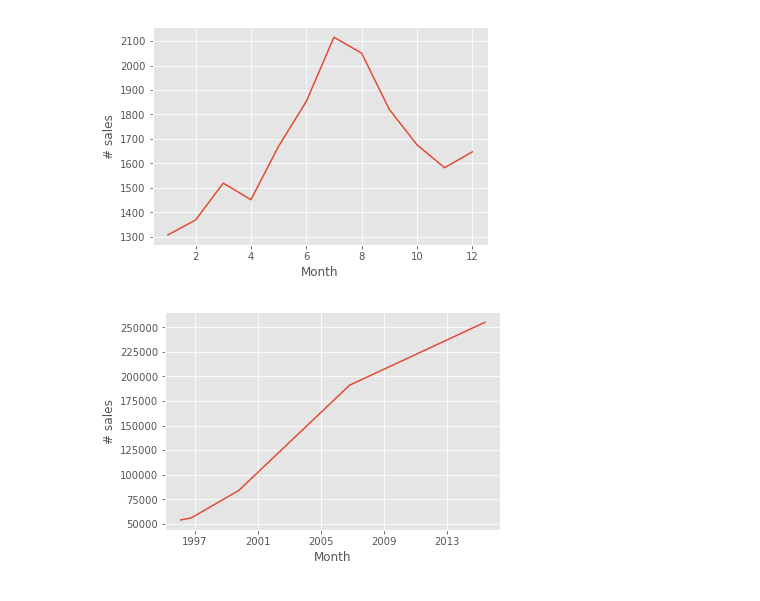
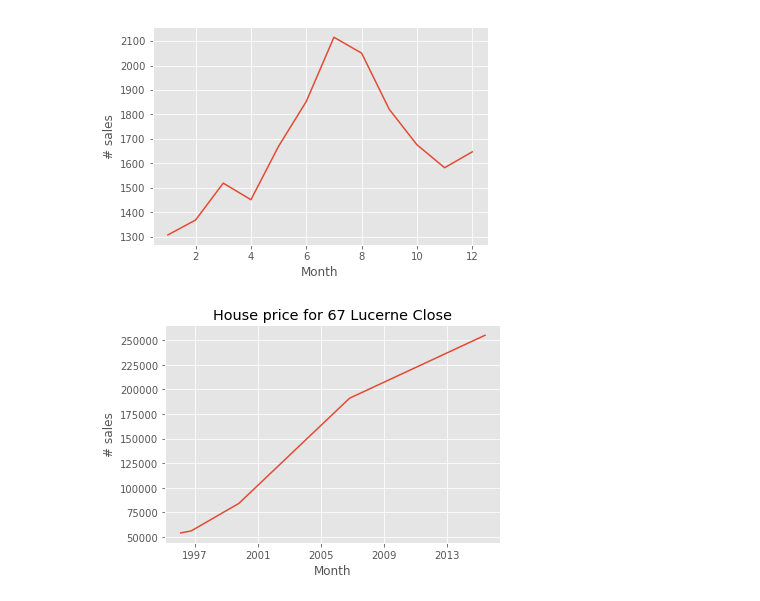
Before and after one commit to olest/cambridge_house_prices, a Jupyter notebook: Cambridge Houseprices.ipynb, the cells around one changed output. Cells and saved outputs as stored; diff of their text form; code cells hidden in the pictures.

```diff
--- a/Cambridge Houseprices.ipynb
+++ b/Cambridge Houseprices.ipynb
@@ -105,11 +106,12 @@ plt.show()
 # %% [output]
 [figure]
 # %%
-# zooming into a single house
+# zooming into a single house (only picking this one because it had several transactions over the years)
 lucerne_close = df.loc[(df['street'] == 'LUCERNE CLOSE') & (df['paon']=='67')]['price_paid']
 plt.plot(lucerne_close)
+plt.title("House price for 67 Lucerne Close")
 plt.xlabel('Month')
 plt.ylabel('# sales')
 plt.show()
 # %% [output]
-[figure, old version]
+[figure, new version]
```
Also changed, not shown: parts of 2 cells of this notebook, 1 other file.
